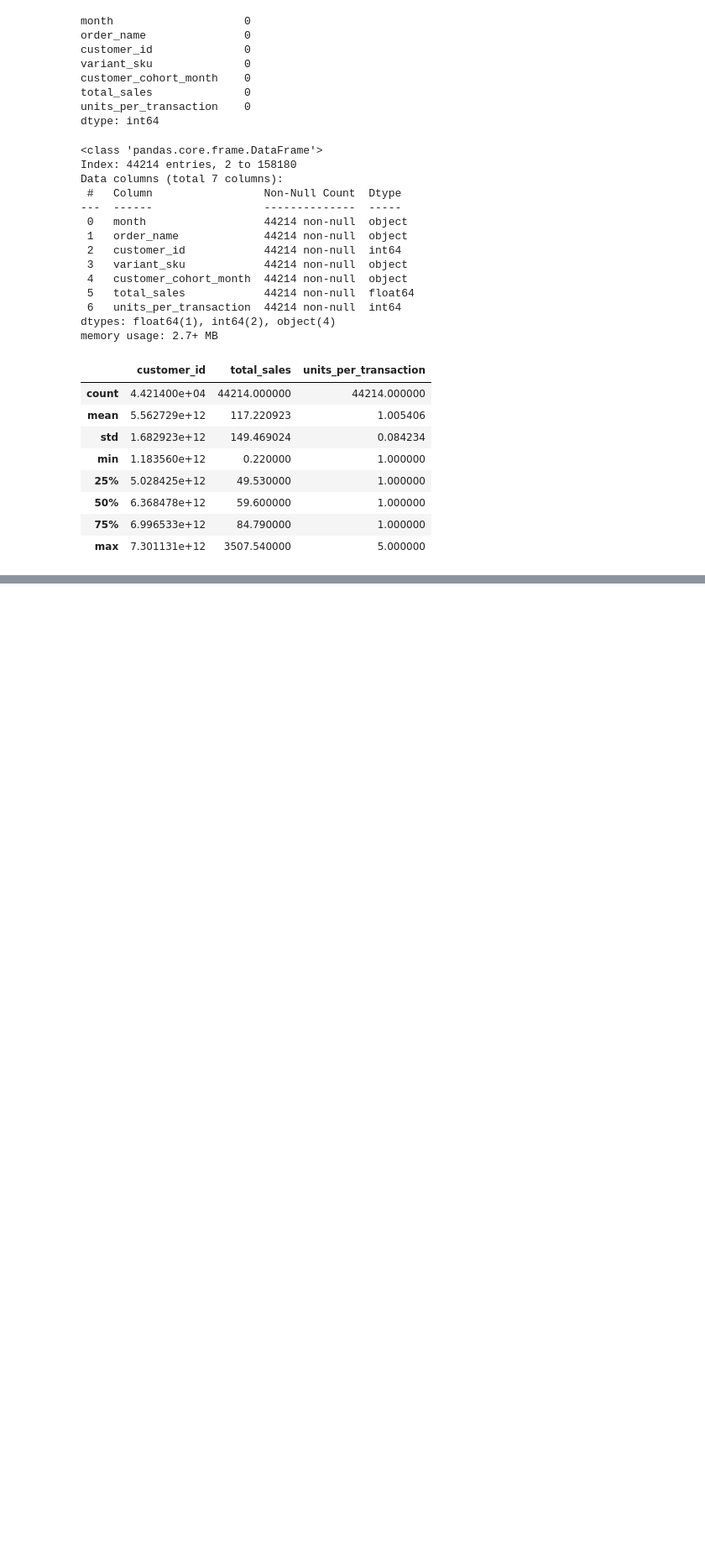
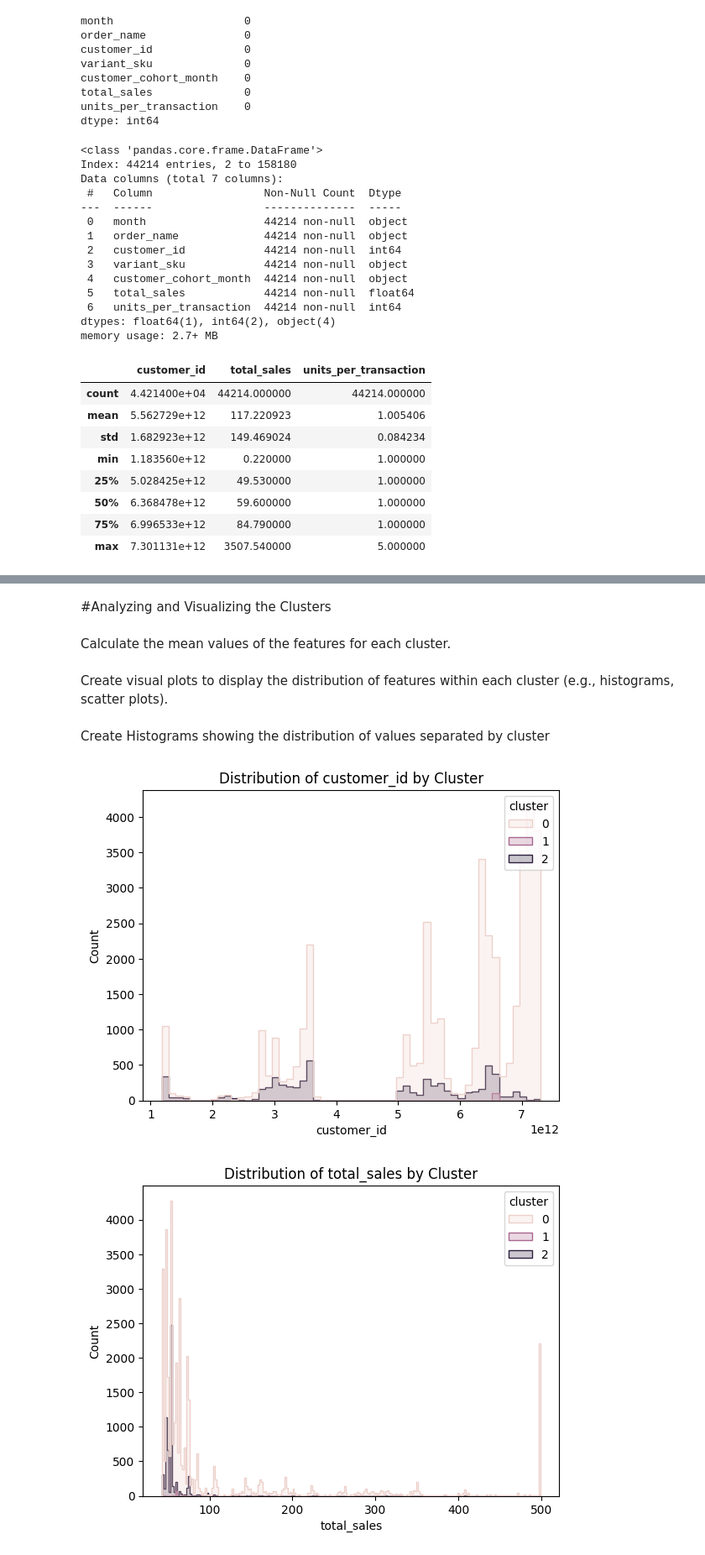
Before and after one commit to Requenamar3/Data-Mining, a Jupyter notebook: Data_Mining_Module2_K-means.ipynb, the cells around one changed output, grey strips where cells are left out. Shown at 84% size. Saved outputs shown, nothing was run; the diff lists cells and outputs as text; code cells hidden in the pictures; blank space fills up the shorter version.

```diff
--- a/Data_Mining_Module2_K-means.ipynb
+++ b/Data_Mining_Module2_K-means.ipynb
@@ -593,9 +297,0 @@ print(EC.head())
-# %%
-# For instance, assuming cluster 0 is 'loyal', 1 is 'new', and 2 is 'at risk'
-cluster_labels = {
-    0: 'loyal',
-    1: 'new',
-    2: 'at risk'
-}
-EC['cluster_label'] = EC['cluster'].map(cluster_labels)
-print(EC[['customer_id', 'purchase_frequency', 'cluster', 'cluster_label']].head())
@@ -630,4 +297,0 @@ array([2, 1, 1, ..., 5, 6, 3], dtype=int32)
-# %%
-# Assign the cluster labels to a new column in the original DataFrame
-EC['cluster'] = y_preds
-EC.head()
@@ -757,0 +302,18 @@ output_file
+# %%
+# Identified number of clusters from the elbow method
+k = 3
+
+# Implement KMeans with the identified number of clusters
+kmeans = KMeans(n_clusters=k, random_state=42)
+
+# Fit the model
+kmeans.fit(EC_scaled)
+
+# Predict the clusters
+clusters = kmeans.predict(EC_scaled)
+
+# Append the cluster predictions to the original dataframe
+EC['cluster'] = clusters
+
+# Display the dataframe with the clusters
+EC.head()
@@ -757,0 +327,24 @@ output_file
+# %% [markdown]
+#Analyzing and Visualizing the Clusters
+# %% [markdown]
+Calculate the mean values of the features for each cluster.
+# %%
+# Identify numeric columns for mean calculation
+numeric_columns = EC.select_dtypes(include=[np.number]).columns.tolist()
+
+# Calculate mean values of the numeric features for each cluster.
+cluster_means = EC.groupby('cluster')[numeric_columns].mean()
+# %% [markdown]
+Create visual plots to display the distribution of features within each cluster (e.g., histograms, scatter plots).
+# %% [markdown]
+Create Histograms showing the distribution of values separated by cluster
+# %%
+for column in numeric_columns:
+    sns.histplot(data=EC, x=column, hue='cluster', element='step', kde=False)  # Set kde to False
+    plt.title(f'Distribution of {column} by Cluster')
+    plt.xlabel(column)
+    plt.ylabel('Count')
+    plt.show()
+# %% [output]
+[figure, added]
+[figure, added]
```
Also changed, not shown: parts of 72 cells of this notebook.
